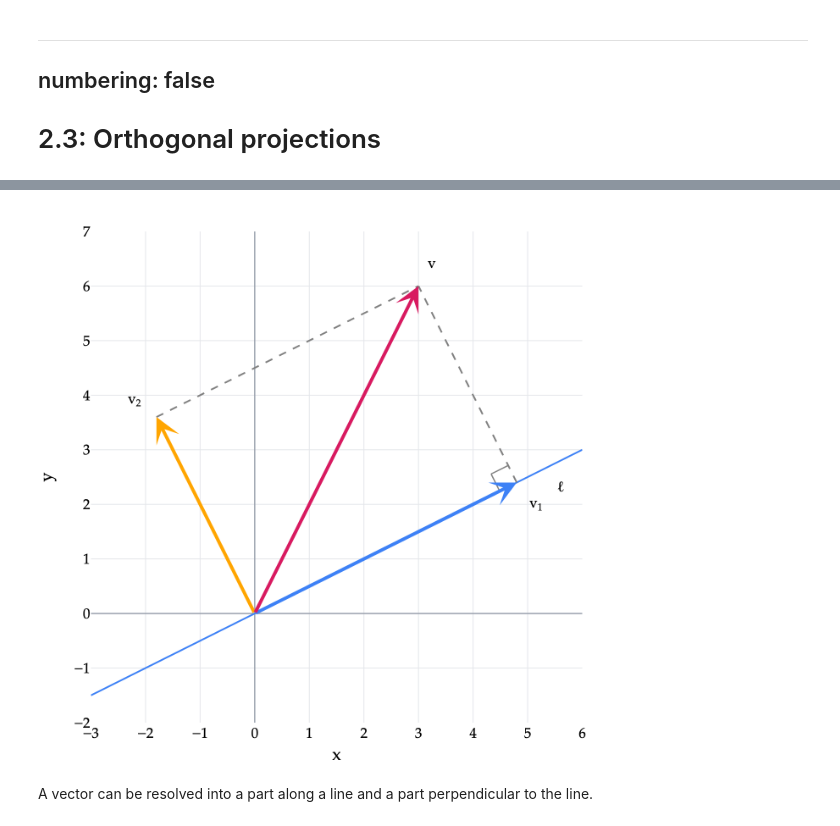
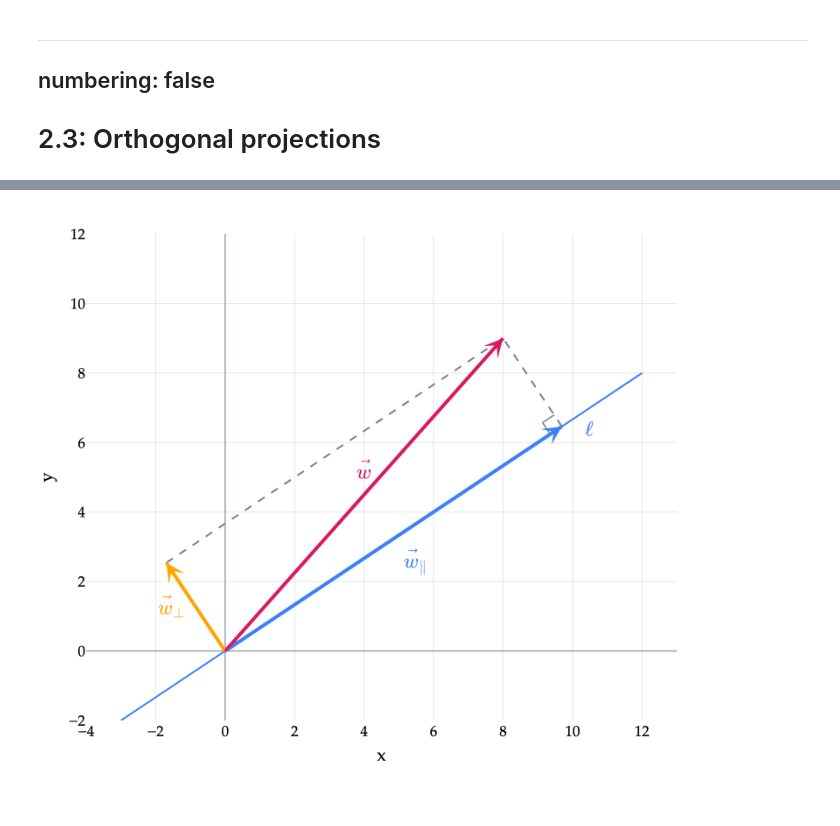
Before and after one commit to math-124/notes, a Jupyter notebook: ch02/02-03.ipynb, the cells around one changed output, grey strips where cells are left out. Cells and saved outputs as stored; diff of their text form; code cells hidden in the pictures; blank space fills up the shorter version.

Commit message:
Publish sections 2.2 and 2.3 with revised examples and figures

```diff
--- a/ch02/02-03.ipynb
+++ b/ch02/02-03.ipynb
@@ -109,0 +80,12 @@ In [Chapter 2.2](02-02.ipynb), we used an orthonormal basis to split a vector in
+# %%
+fig=base2((-3, 8), (-2, 8), width=760,height=640,tick=2)
+w=np.array([3, 6]); direction=np.array([2, 1])
+p=(w@direction)/(direction@direction)*direction; q=w-p
+line2(fig,-direction,4*direction,BLUE)
+line2(fig,p,w,'gray','dash'); line2(fig,q,w,'gray','dash')
+vec2(fig,p,r'$\vec w_{\parallel}$',BLUE,dx=0.6,dy=-0.6)
+vec2(fig,q,r'$\vec w_{\perp}$',ORANGE,dx=-0.7,dy=0.1)
+vec2(fig,w,r'$\vec w$',PINK,dx=0.0,dy=0.8)
+square2(fig,p,-direction,q,0.4)
+label2(fig,3.5*direction,r'$\ell$',dy=-0.6,color=BLUE)
+fig.show(scale=2)
@@ -110,15 +142,14 @@ In [Chapter 2.2](02-02.ipynb), we used an orthonormal basis to split a vector in
 # %%
-fig=base2((-3,6),(-2,7),width=680,height=660)
-w=np.array([2,1]); v=np.array([3,6]); p=(v@w)/(w@w)*w; q=v-p
-line2(fig,(-3,-1.5),(6,3),BLUE)
-line2(fig,p,v,'gray','dash'); line2(fig,q,v,'gray','dash')
-vec2(fig,p,'v<sub>1</sub>',BLUE,dx=0.35,dy=-0.4,width=4)
-vec2(fig,q,'v<sub>2</sub>',ORANGE,dx=-0.4,dy=0.3,width=4)
-vec2(fig,v,'v',PINK,dx=0.25,dy=0.4,width=4)
-square2(fig,p,-w,q,0.35)
-label2(fig,(5.6,2.3),'ℓ')
+fig=base2((-4, 13), (-2, 12), width=760,height=640,tick=2)
+w=np.array([8, 9]); direction=np.array([3, 2])
+p=(w@direction)/(direction@direction)*direction; q=w-p
+line2(fig,-direction,4*direction,BLUE)
+line2(fig,p,w,'gray','dash'); line2(fig,q,w,'gray','dash')
+vec2(fig,p,r'$\vec w_{\parallel}$',BLUE,dx=0.6,dy=-0.6)
+vec2(fig,q,r'$\vec w_{\perp}$',ORANGE,dx=-0.7,dy=0.1)
+vec2(fig,w,r'$\vec w$',PINK,dx=0.0,dy=0.8)
+square2(fig,p,-direction,q,0.4)
+label2(fig,3.5*direction,r'$\ell$',dy=-0.6,color=BLUE)
 fig.show(scale=2)
 # %% [output]
-[figure, old version]
+[figure, new version]
-# %% [markdown]
-A vector can be resolved into a part along a line and a part perpendicular to the line.
```
Also changed, not shown: parts of 19 cells of this notebook, 2 other files.
